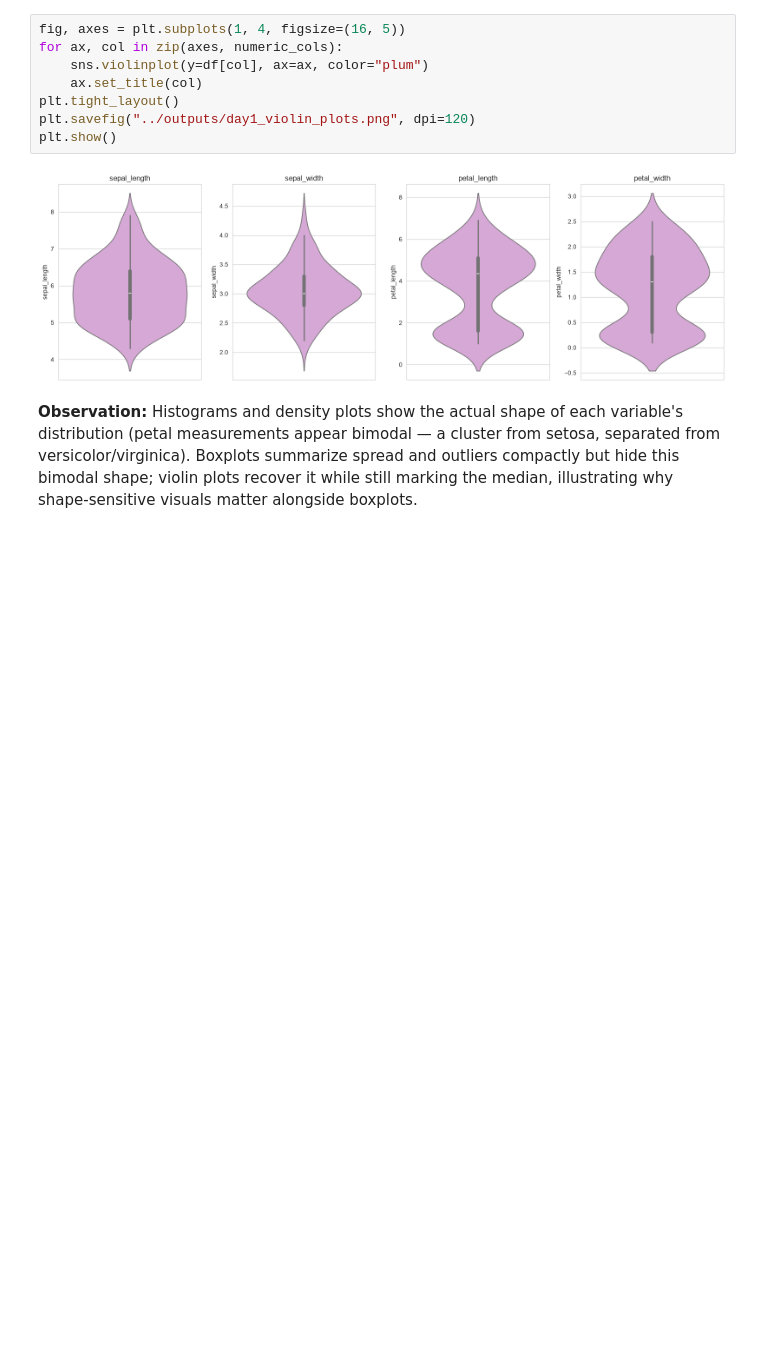
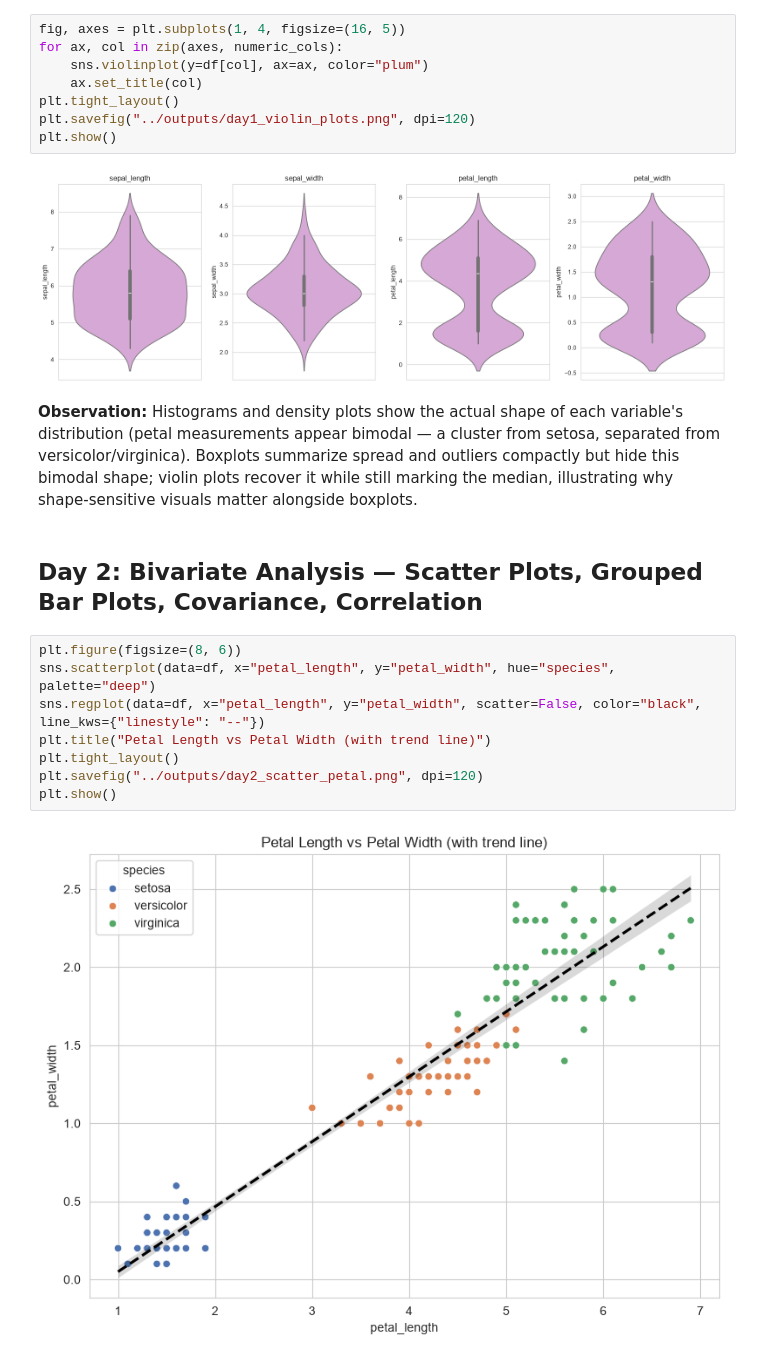
Before and after one commit to nikitha-d1323/data-analysis-mini-projects, a Jupyter notebook: unit2-iris-multivariate/notebooks/Iris_Multivariate_Unit2.ipynb, the cells around one changed output. Saved outputs shown, nothing was run; the diff lists cells and outputs as text; blank space fills up the shorter version.

Commit message:
Unit2 Day 2: bivariate analysis - scatter plots, grouped bar plots, covariance, correlation

```diff
--- a/unit2-iris-multivariate/notebooks/Iris_Multivariate_Unit2.ipynb
+++ b/unit2-iris-multivariate/notebooks/Iris_Multivariate_Unit2.ipynb
@@ -77,3 +77,15 @@ setosa, separated from versicolor/virginica). Boxplots summarize spread and
 outliers compactly but hide this bimodal shape; violin plots recover it while
 still marking the median, illustrating why shape-sensitive visuals matter
 alongside boxplots.
+# %% [markdown]
+## Day 2: Bivariate Analysis — Scatter Plots, Grouped Bar Plots, Covariance, Correlation
+# %%
+plt.figure(figsize=(8, 6))
+sns.scatterplot(data=df, x="petal_length", y="petal_width", hue="species", palette="deep")
+sns.regplot(data=df, x="petal_length", y="petal_width", scatter=False, color="black", line_kws={"linestyle": "--"})
+plt.title("Petal Length vs Petal Width (with trend line)")
+plt.tight_layout()
+plt.savefig("../outputs/day2_scatter_petal.png", dpi=120)
+plt.show()
+# %% [output]
+[figure, added]
```
Also changed, not shown: parts of 4 cells of this notebook, 2 other files.
